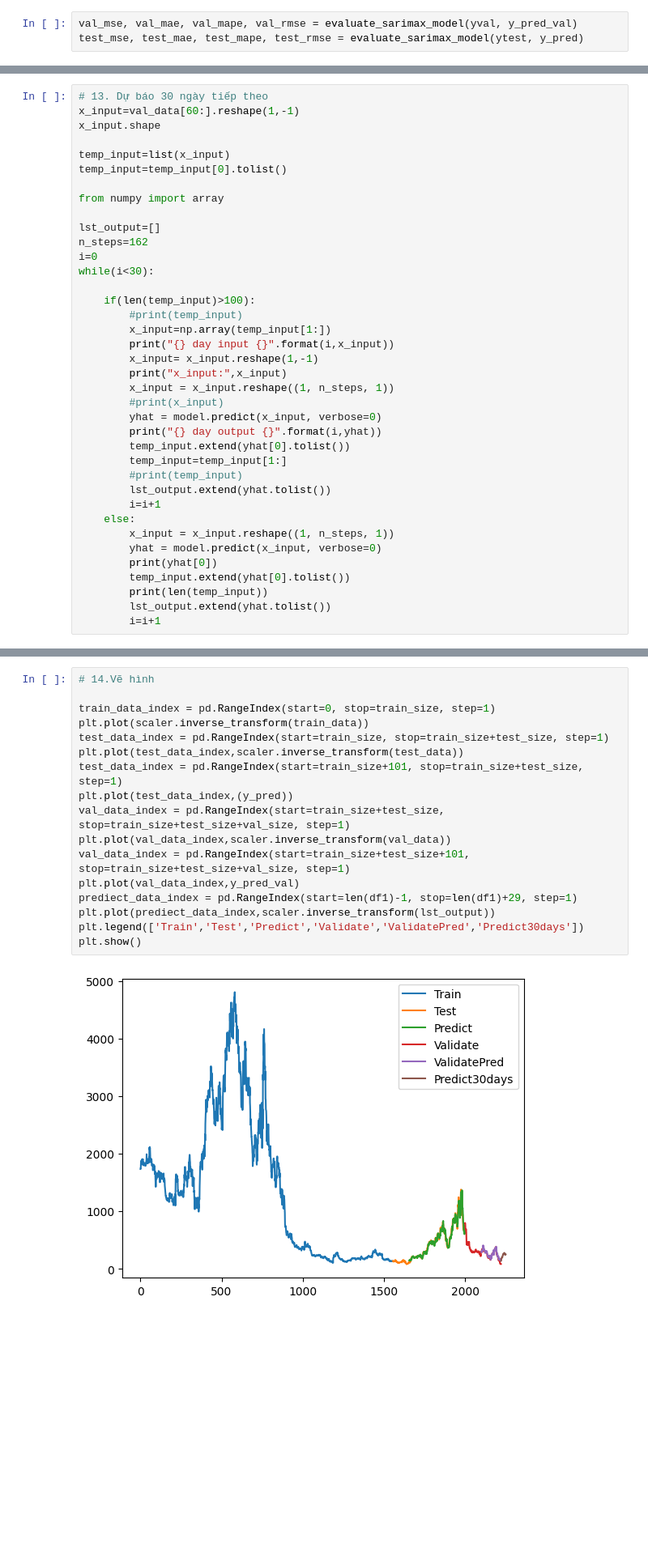
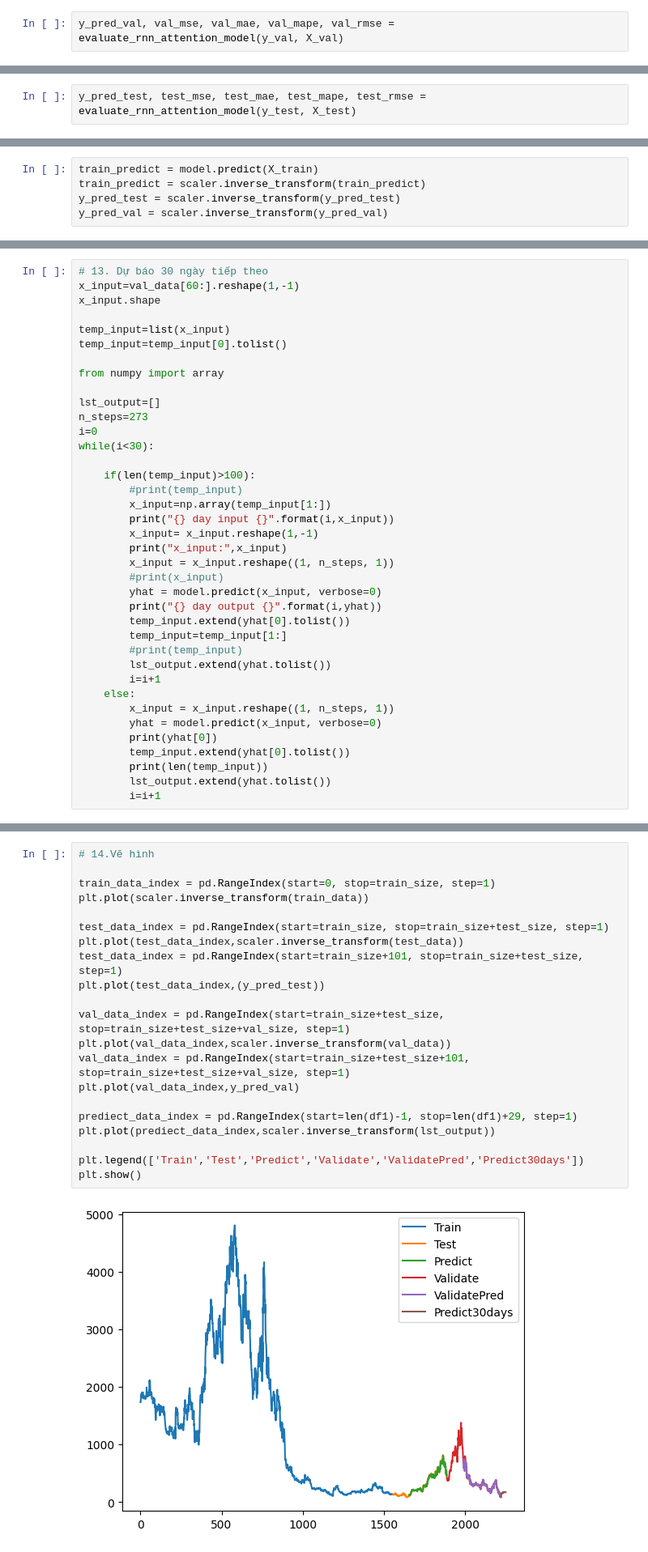
Before and after one commit to TR-PHU/bda, a Jupyter notebook: ethereum/RNN_Attention_model.ipynb, the cells around one changed output, grey strips where cells are left out. Shown: that part at 81% size. Cells and saved outputs as stored; diff of their text form; blank space fills up the shorter version.

Commit message:
done RNN-Attention

```diff
--- a/ethereum/RNN_Attention_model.ipynb
+++ b/ethereum/RNN_Attention_model.ipynb
@@ -147,3 +197,2 @@ def evaluate_sarimax_model(actual, predict):
 # %%
-val_mse, val_mae, val_mape, val_rmse = evaluate_sarimax_model(yval, y_pred_val)
-test_mse, test_mae, test_mape, test_rmse = evaluate_sarimax_model(ytest, y_pred)
+y_pred_val, val_mse, val_mae, val_mape, val_rmse = evaluate_rnn_attention_model(y_val, X_val)
@@ -149,0 +203,2 @@ test_mse, test_mae, test_mape, test_rmse = evaluate_sarimax_model(ytest, y_pred)
+# %%
+y_pred_test, test_mse, test_mae, test_mape, test_rmse = evaluate_rnn_attention_model(y_test, X_test)
@@ -149,0 +207,5 @@ test_mse, test_mae, test_mape, test_rmse = evaluate_sarimax_model(ytest, y_pred)
+# %%
+train_predict = model.predict(X_train)
+train_predict = scaler.inverse_transform(train_predict)
+y_pred_test = scaler.inverse_transform(y_pred_test)
+y_pred_val = scaler.inverse_transform(y_pred_val)
@@ -158,7 +222,7 @@ temp_input=temp_input[0].tolist()
 from numpy import array
 
 lst_output=[]
-n_steps=162
+n_steps=273
 i=0
 while(i<30):
 
@@ -221,19 +285,23 @@ Test      347804.853632  518.415255   6492.928975  589.749823
 # %%
 # 14.Vẽ hình
 
 train_data_index = pd.RangeIndex(start=0, stop=train_size, step=1)
 plt.plot(scaler.inverse_transform(train_data))
+
 test_data_index = pd.RangeIndex(start=train_size, stop=train_size+test_size, step=1)
 plt.plot(test_data_index,scaler.inverse_transform(test_data))
 test_data_index = pd.RangeIndex(start=train_size+101, stop=train_size+test_size, step=1)
-plt.plot(test_data_index,(y_pred))
+plt.plot(test_data_index,(y_pred_test))
+
 val_data_index = pd.RangeIndex(start=train_size+test_size, stop=train_size+test_size+val_size, step=1)
 plt.plot(val_data_index,scaler.inverse_transform(val_data))
 val_data_index = pd.RangeIndex(start=train_size+test_size+101, stop=train_size+test_size+val_size, step=1)
 plt.plot(val_data_index,y_pred_val)
+
 prediect_data_index = pd.RangeIndex(start=len(df1)-1, stop=len(df1)+29, step=1)
 plt.plot(prediect_data_index,scaler.inverse_transform(lst_output))
+
 plt.legend(['Train','Test','Predict','Validate','ValidatePred','Predict30days'])
 plt.show()
 # %% [output]
-[figure, old version]
+[figure, new version]
```
Also changed, not shown: parts of 25 cells of this notebook, 2 other files.
